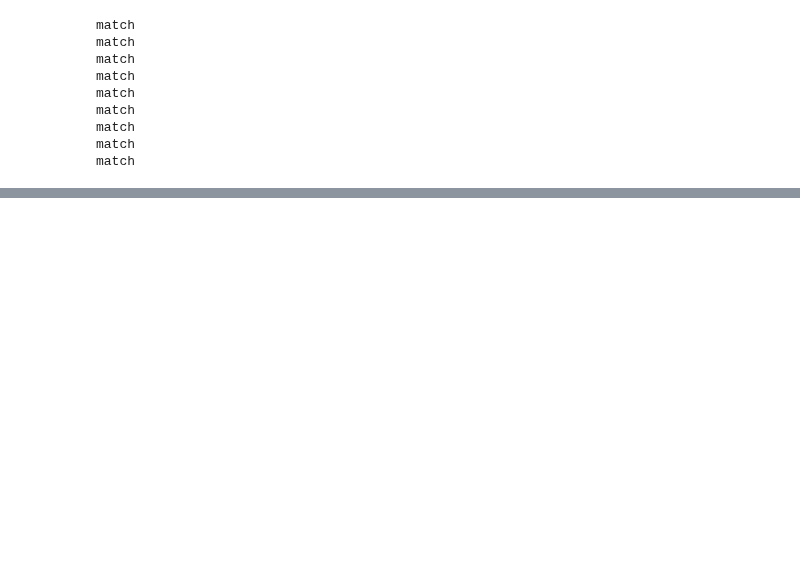
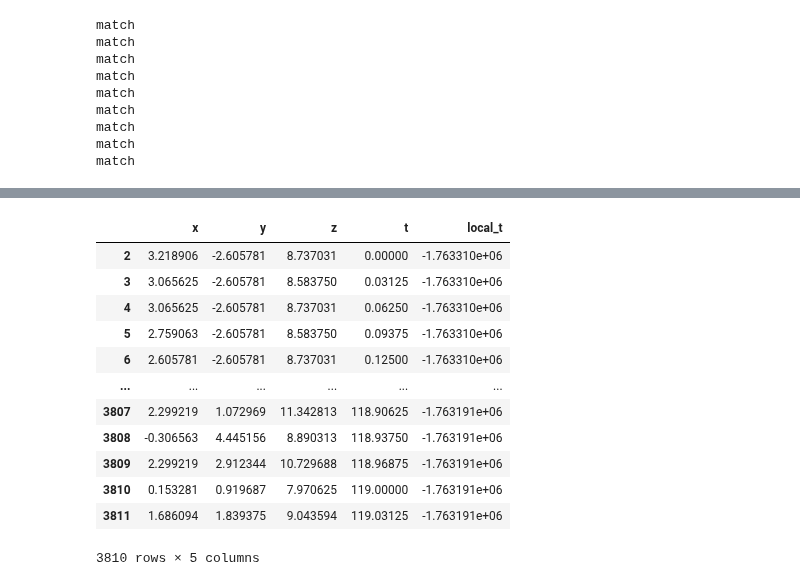
Before and after one commit to ScreamingPigeon/ms-analysis-23, a Jupyter notebook: read.ipynb, the cells around one changed output, grey strips where cells are left out. Cells and saved outputs as stored; diff of their text form; code cells hidden in the pictures; blank space fills up the shorter version.

```diff
--- a/read.ipynb
+++ b/read.ipynb
@@ -218,0 +284,16 @@ Local:  10509.0   10635.0 Global:  1623083358   1623083484
+# %%
+patients[1].activities[2].acc
+# %% [output]
+|  | x | y | z | t | local_t |
+| 2 | 3.218906 | -2.605781 | 8.737031 | 0.00000 | -1.763310e+06 |
+| 3 | 3.065625 | -2.605781 | 8.583750 | 0.03125 | -1.763310e+06 |
+| 4 | 3.065625 | -2.605781 | 8.737031 | 0.06250 | -1.763310e+06 |
+| 5 | 2.759063 | -2.605781 | 8.583750 | 0.09375 | -1.763310e+06 |
+| 6 | 2.605781 | -2.605781 | 8.737031 | 0.12500 | -1.763310e+06 |
+| ... | ... | ... | ... | ... | ... |
+| 3807 | 2.299219 | 1.072969 | 11.342813 | 118.90625 | -1.763191e+06 |
+| 3808 | -0.306563 | 4.445156 | 8.890313 | 118.93750 | -1.763191e+06 |
+| 3809 | 2.299219 | 2.912344 | 10.729688 | 118.96875 | -1.763191e+06 |
+| 3810 | 0.153281 | 0.919687 | 7.970625 | 119.00000 | -1.763191e+06 |
+| 3811 | 1.686094 | 1.839375 | 9.043594 | 119.03125 | -1.763191e+06 |
+3810 rows × 5 columns
```
Also changed, not shown: parts of 16 cells of this notebook, 3 other files.
